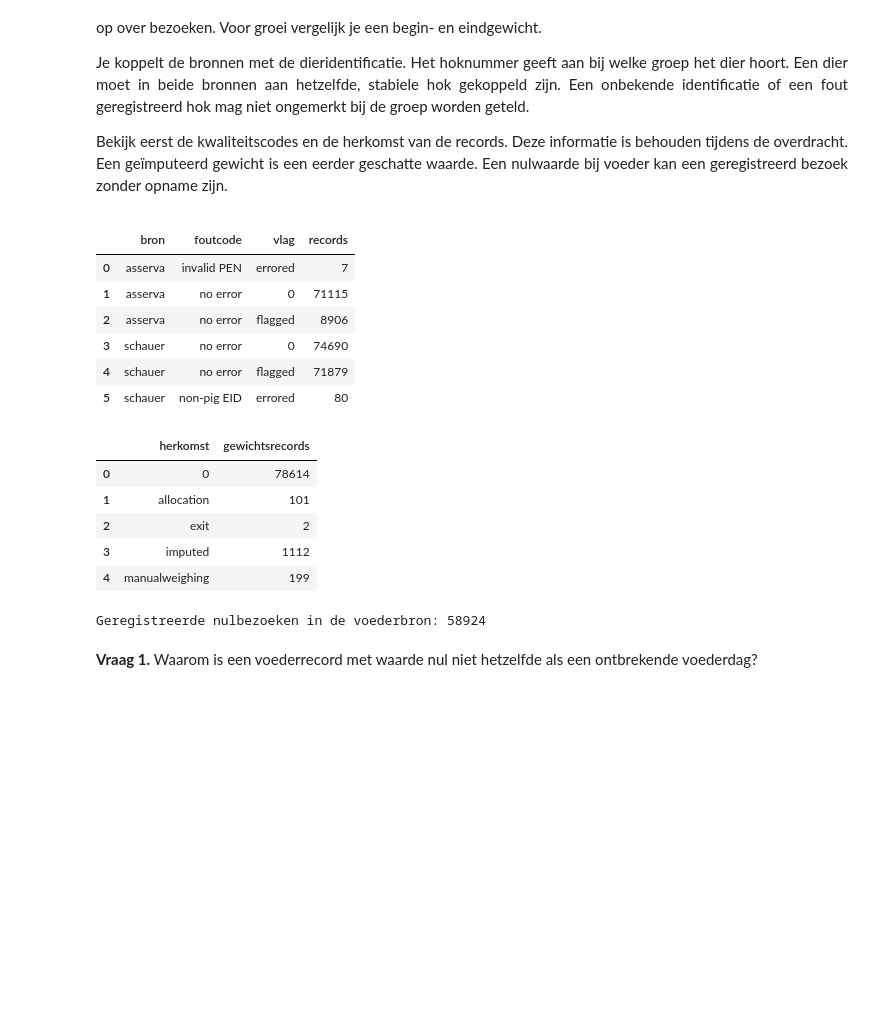
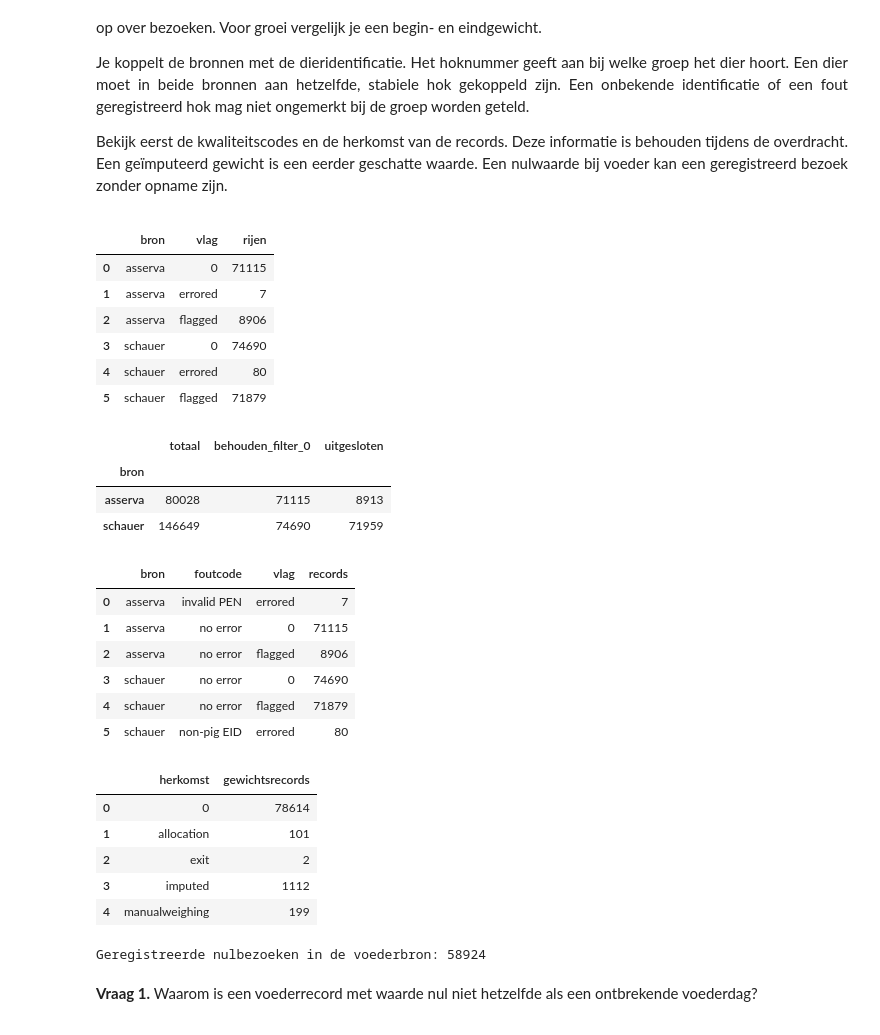
Before and after one commit to lanupro-analytics/starten-met-iot, a Jupyter notebook: docent/notebooks/07_voederconversie_berekenen_en_visualiseren.ipynb, the cells around one changed output. Cells and saved outputs as stored; diff of their text form; code cells hidden in the pictures; blank space fills up the shorter version.

Commit message:
fix: gebruik uitsluitend FILTER 0 in analyses en herbereken notebooks

```diff
--- a/docent/notebooks/07_voederconversie_berekenen_en_visualiseren.ipynb
+++ b/docent/notebooks/07_voederconversie_berekenen_en_visualiseren.ipynb
@@ -88,23 +94,40 @@ Bekijk eerst de kwaliteitscodes en de herkomst van de records. Deze informatie i
 
 </div>
 # %%
+filteraantallen = data.groupby(["bron", "vlag"], dropna=False).size().rename("rijen").reset_index()
+display(filteraantallen)
+filteroverzicht = data.assign(behouden=data.vlag.eq("0")).groupby("bron").agg(
+    totaal=("vlag", "size"), behouden_filter_0=("behouden", "sum"))
+filteroverzicht["uitgesloten"] = filteroverzicht.totaal - filteroverzicht.behouden_filter_0
+display(filteroverzicht)
 display(data.groupby(["bron", "foutcode", "vlag"], dropna=False).size().rename("records").reset_index())
 display(data[data["bron"] == "asserva"].groupby("herkomst", dropna=False).size().rename("gewichtsrecords").reset_index())
 print("Geregistreerde nulbezoeken in de voederbron:", int(((data["bron"] == "schauer") & (data["waarde"] == 0)).sum()))
 # %% [output]
-|  | bron | foutcode | vlag | records |
-| 0 | asserva | invalid PEN | errored | 7 |
-| 1 | asserva | no error | 0 | 71115 |
-| 2 | asserva | no error | flagged | 8906 |
-| 3 | schauer | no error | 0 | 74690 |
-| 4 | schauer | no error | flagged | 71879 |
-| 5 | schauer | non-pig EID | errored | 80 |
+|  | bron | vlag | rijen |
+| 0 | asserva | 0 | 71115 |
+| 1 | asserva | errored | 7 |
+| 2 | asserva | flagged | 8906 |
+| 3 | schauer | 0 | 74690 |
+| 4 | schauer | errored | 80 |
+| 5 | schauer | flagged | 71879 |
-|  | herkomst | gewichtsrecords |
-| 0 | 0 | 78614 |
-| 1 | allocation | 101 |
-| 2 | exit | 2 |
-| 3 | imputed | 1112 |
-| 4 | manualweighing | 199 |
+|  | totaal | behouden_filter_0 | uitgesloten |
+| bron |  |  |  |
+| asserva | 80028 | 71115 | 8913 |
+| schauer | 146649 | 74690 | 71959 |
+|  | bron | foutcode | vlag | records |
+| 0 | asserva | invalid PEN | errored | 7 |
+| 1 | asserva | no error | 0 | 71115 |
+| 2 | asserva | no error | flagged | 8906 |
+| 3 | schauer | no error | 0 | 74690 |
+| 4 | schauer | no error | flagged | 71879 |
+| 5 | schauer | non-pig EID | errored | 80 |
+|  | herkomst | gewichtsrecords |
+| 0 | 0 | 78614 |
+| 1 | allocation | 101 |
+| 2 | exit | 2 |
+| 3 | imputed | 1112 |
+| 4 | manualweighing | 199 |
 Geregistreerde nulbezoeken in de voederbron: 58924
 # %% [markdown]
 <div style="text-align:justify;box-sizing:border-box;max-width:100%;overflow-wrap:anywhere;">
```
Also changed, not shown: parts of 18 cells of this notebook, 13 other files.
